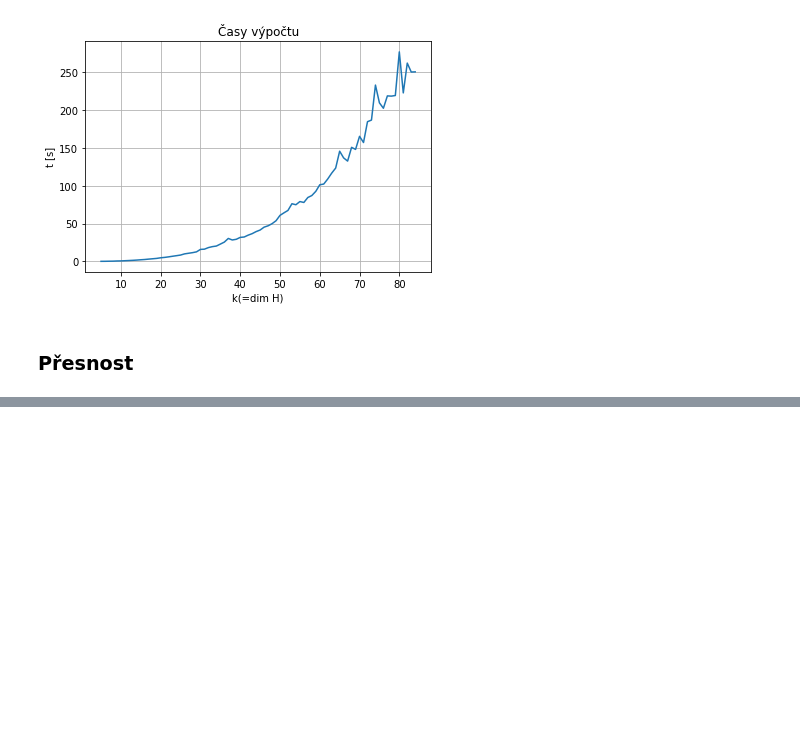
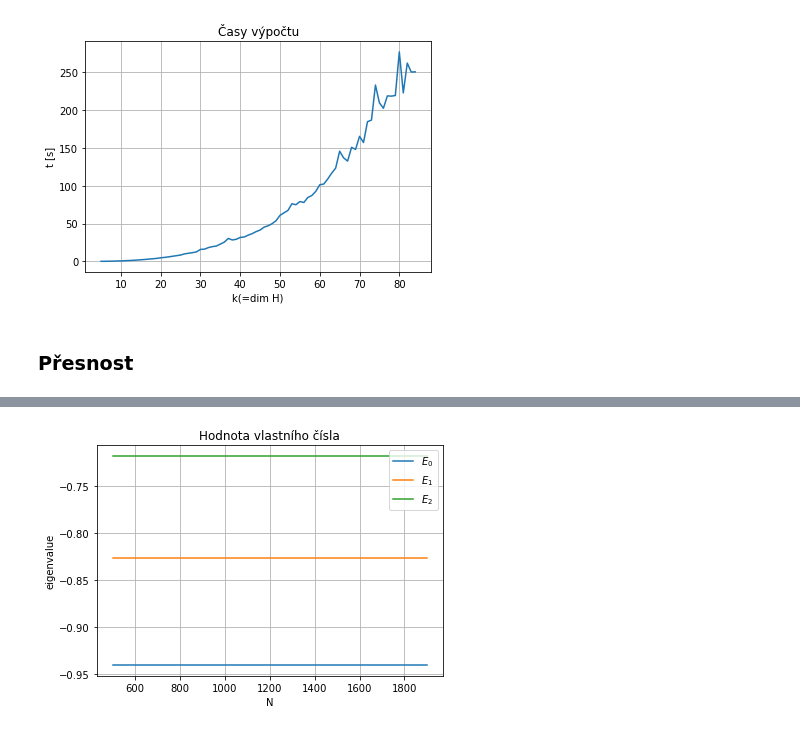
Before and after one commit to Yennda/numethods, a Jupyter notebook: Numerical_methods.ipynb, the cells around one changed output, grey strips where cells are left out. Saved outputs shown, nothing was run; the diff lists cells and outputs as text; code cells hidden in the pictures; blank space fills up the shorter version.

```diff
--- a/Numerical_methods.ipynb
+++ b/Numerical_methods.ipynb
@@ -204,0 +213,14 @@ TypeError: list indices must be integers or slices, not float
+# %%
+value_ig=[[], [], []]
+times_ig=[]
+dim_ig=[i+500 for i in range(0, 1500, 100)]
+
+value_ig[0].extend([-0.9407020274108973, -0.940702027409569, -0.9407020274076658, -0.9407020274075995, -0.940702027407536, -0.9407020274074405, -0.9407020274077063, -0.9407020274076806, -0.9407020274075196, -0.9407020274074178, -0.9407020274073984, -0.9407020274074885, -0.9407020274073427, -0.9407020274070088, -0.9407020274071392])
+value_ig[1].extend([-0.8269416837688036, -0.8269416837439324, -0.8269416837270016, -0.826941683721879, -0.8269416837203946, -0.8269416837203596, -0.8269416837200837, -0.8269416837200292, -0.8269416837208592, -0.8269416837200616, -0.8269416837199561, -0.8269416837200989, -0.8269416837202205, -0.8269416837196273, -0.8269416837197765])
+value_ig[2].extend([-0.7183295927166498, -0.7183295926942131, -0.7183295926805576, -0.7183295926758525, -0.7183295926740824, -0.7183295926738066, -0.7183295926739823, -0.7183295926738977, -0.7183295926739525, -0.7183295926736624, -0.7183295926742437, -0.7183295926742514, -0.7183295926735646, -0.7183295926740209, -0.7183295926735757])
+
+times_ig.extend([14.431034326553345, 15.025516271591187, 16.533910989761353, 17.148465394973755, 20.893898248672485, 22.189011812210083, 25.65417456626892, 32.10095262527466, 42.31813192367554, 36.938313722610474, 42.67052435874939, 52.97576141357422, 51.6245436668396, 59.867029428482056, 62.08297610282898])
+# %%
+graph_values(dim_ig, value_ig, 'N')
+# %% [output]
+[figure, added]
```
Also changed, not shown: parts of 7 cells of this notebook, 1 other file.
